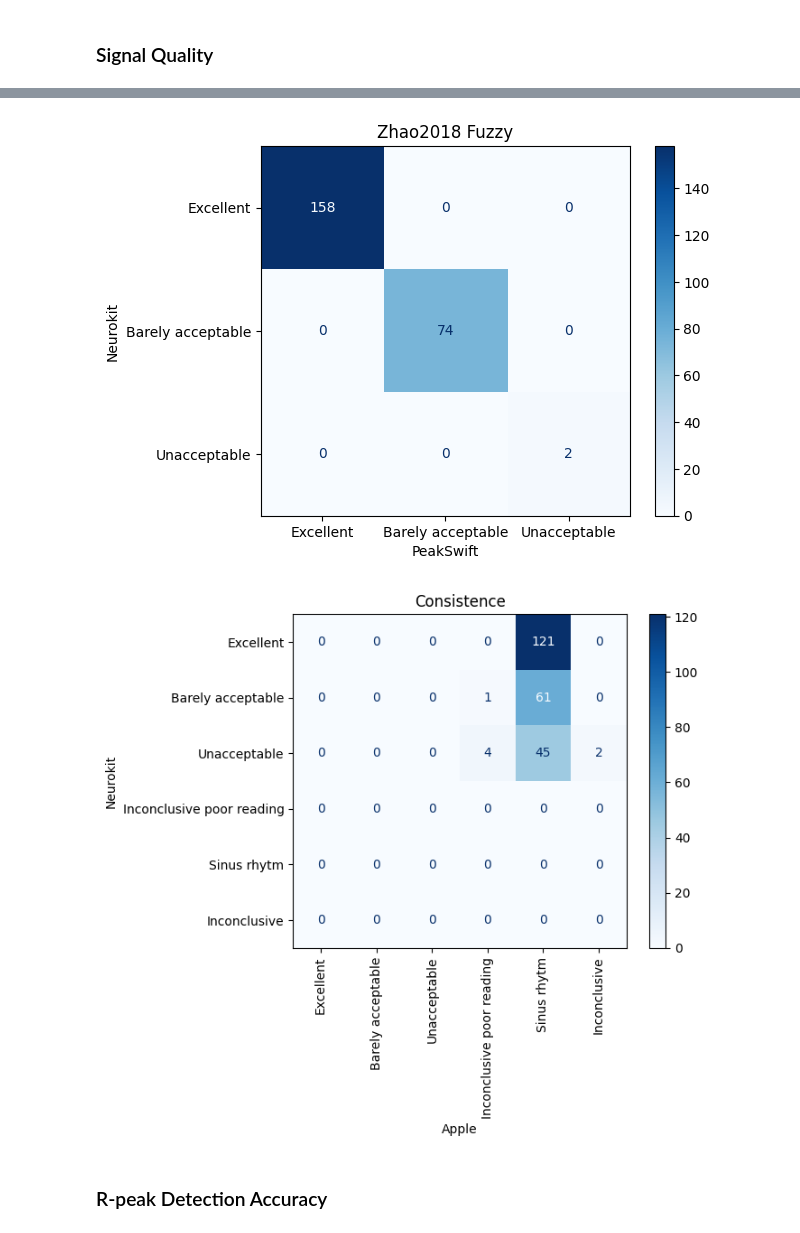
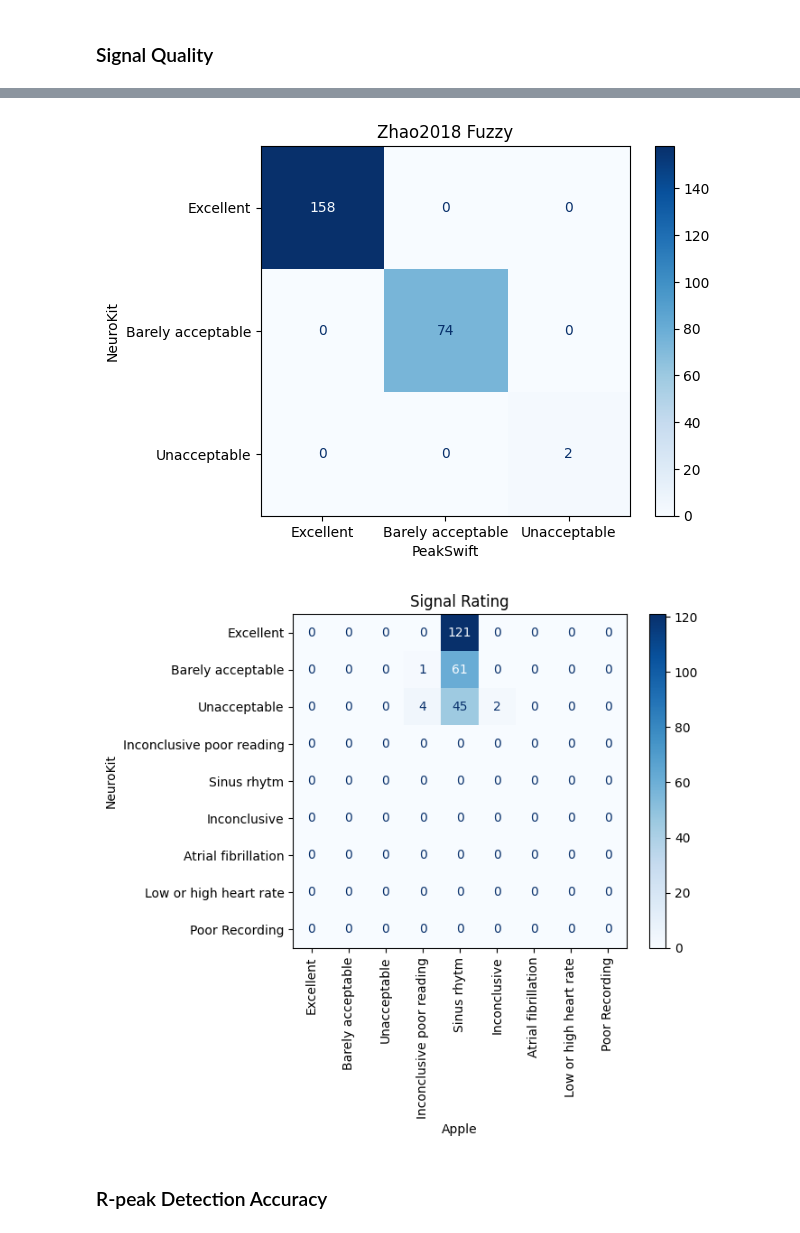
Before and after one commit to CardioKit/PeakWatch, a Jupyter notebook: analysis/analysis.ipynb, the cells around one changed output, grey strips where cells are left out. Drawn from its saved outputs; the diff is of its cells as text; code cells hidden in the pictures.

```diff
--- a/analysis/analysis.ipynb
+++ b/analysis/analysis.ipynb
@@ -65,7 +65,7 @@ algorithm_conversion_peak = {
     'Pan Tompkins': 'pantompkins',
     'Kalidas': 'kalidas',
     'Engzee': 'engzee',
-    'Nabian': None,
+    'Nabian': 'nabian',
     'Basic': None,
     'Aristotle': None,
     'WQRS': None,
@@ -80,7 +80,7 @@ algorithm_conversion_clean = {
     'pantompkins': 'pantompkins1985',
     'engzee': 'engzeemod2012',
     'kalidas': 'kalidas',
-    'nabian': None,
+    'nabian': 'nabian',
     'Basic': None,
     'Aristotle': None,
     'UNSW': None,
@@ -155,7 +155,10 @@ def compare_algorithm(signal, method, result_swift, sampling_rate=512, index=Non
     time_rPeak_detection = (end - start)
     result_nk = np.where(result_nk[0]['ECG_R_Peaks'] > 0)[0]
 
-    if plot:
+    number_r_peaks_swift = len(result_swift)
+    number_r_peaks_neurokit = len(result_nk)
+
+    if plot & (number_r_peaks_swift !=number_r_peaks_neurokit):
         plt.figure(figsize=(60, 5))
         plt.plot(signal, c='red', label='Original Signal')
         plt.vlines(
@@ -175,9 +178,6 @@ def compare_algorithm(signal, method, result_swift, sampling_rate=512, index=Non
         plot_filename = f'./results/{index}_{method}.png'
         plt.savefig(plot_filename, dpi=300)
         plt.close()
-
-    number_r_peaks_swift = len(result_swift)
-    number_r_peaks_neurokit = len(result_nk)
 
     if (number_r_peaks_swift == number_r_peaks_neurokit):
         mean_difference_t0 = mae(result_nk, result_swift)
@@ -302,7 +302,7 @@ result_table.head(5)
 # %%
 def plot_confusion_matrix(
     groundtruth, prediction, labels,
-    title, xlabel='PeakSwift', ylabel='Neurokit', x_rotation=0,
+    title, xlabel='PeakSwift', ylabel='NeuroKit', x_rotation=0,
     save=False
 ):
     plt.close()
@@ -325,7 +325,7 @@ sq = result_table[
 ].drop_duplicates('id')
 # %%
 labels = ['Excellent', 'Barely acceptable', 'Unacceptable']
-labels_apple = ['Inconclusive poor reading', 'Sinus rhytm', 'Inconclusive']
+labels_apple = ['Inconclusive poor reading', 'Sinus rhytm', 'Inconclusive', 'Atrial fibrillation', 'Low or high heart rate', 'Poor Recording']
 # %%
 # Neurokit returns a small spelling mistake: Unnacceptable
 sq.signal_quality_neurokit_fuzzy = sq.signal_quality_neurokit_fuzzy.replace('Unnacceptable', 'Unacceptable')
@@ -335,20 +335,20 @@ sq.signal_quality_swift_fuzzy = sq.signal_quality_swift_fuzzy.replace('barelyAcc
 # %%
 plot_confusion_matrix(
     sq.signal_quality_neurokit_simple, sq.signal_quality_swift_simple, labels,
     title="Zhao2018 Simple", save=True,
 )
 plot_confusion_matrix(
     sq.signal_quality_neurokit_fuzzy, sq.signal_quality_swift_fuzzy, labels,
     title="Zhao2018 Fuzzy", save=True,
 )
 plot_confusion_matrix(
     sq.signal_quality_neurokit_simple, sq.signal_rating_apple, labels + labels_apple,
-    title="Consistence", xlabel='Apple', x_rotation=90, save=True,
+    title="Signal Rating", xlabel='Apple', x_rotation=90, save=True,
 )
 # %% [output]
 [figure]
 [figure]
-[figure, old version]
+[figure, new version]
 # %% [markdown]
 ### R-peak Detection Accuracy
 # %%
```
Also changed, not shown: parts of 10 cells of this notebook.
